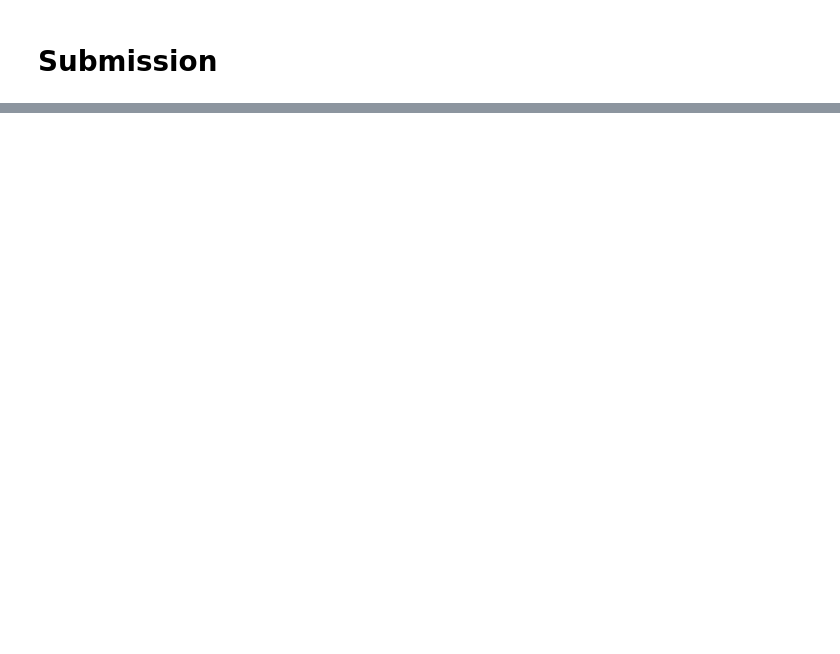
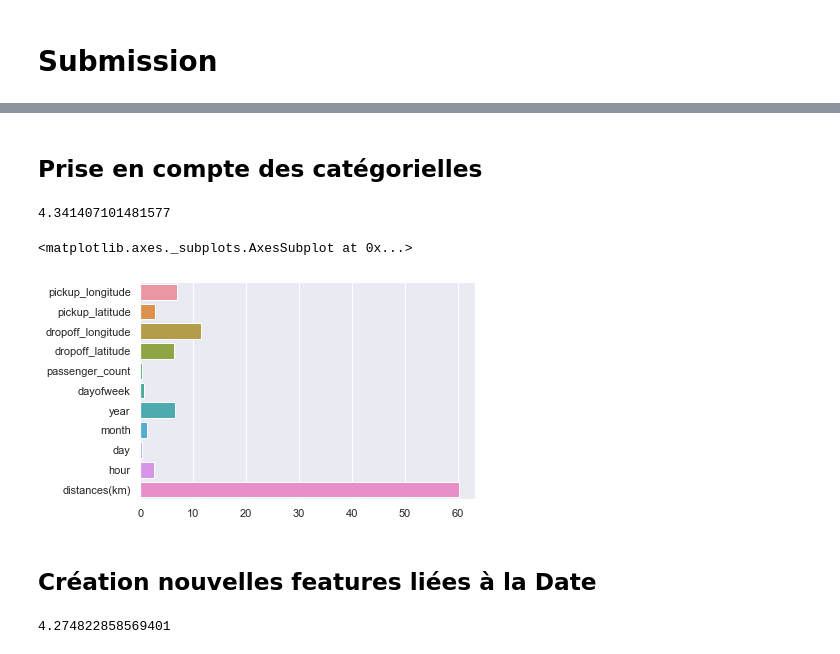
Before and after one commit to maelgui/DigitalGitRepo, a Jupyter notebook: Modele_catboost_1_Arthur.ipynb, the cells around one changed output, grey strips where cells are left out. Drawn from its saved outputs; the diff is of its cells as text; code cells hidden in the pictures; blank space fills up the shorter version.

Commit message:
Update Modele_catboost_1_Arthur.ipynb
Rajout feature_importance + lieux importants

```diff
--- a/Modele_catboost_1_Arthur.ipynb
+++ b/Modele_catboost_1_Arthur.ipynb
@@ -199,0 +200,2 @@ sns.barplot(model.get_feature_importance(verbose=True),y=nom_colonnes)
+# %% [markdown]
+## Prise en compte des catégorielles
@@ -199,0 +235,68 @@ sns.barplot(model.get_feature_importance(verbose=True),y=nom_colonnes)
+# %%
+Y = df.fare_amount
+X = df.drop(columns=['key','fare_amount','pickup_datetime'])
+X_train,X_test,Y_train,Y_test = train_test_split(X,Y,test_size=0.1)
+model = CatBoostRegressor(iterations=1000,
+                          loss_function='RMSE',
+                           early_stopping_rounds=5,
+                         cat_features = ['passenger_count','dayofweek','month','day','hour'])
+model.fit(X_train,
+          Y_train,
+          verbose=False)
+y_pred = model.predict(X_test)
+rms = sqrt(mean_squared_error(Y_test, y_pred))
+rms
+# %% [output]
+4.341407101481577
+# %%
+df = pd.read_csv(data_path+'test.csv',header=0)
+df["pickup_datetime"] = pd.DatetimeIndex(df["pickup_datetime"])
+date = df["pickup_datetime"]
+date = pd.DatetimeIndex(date)
+df["dayofweek"] = date.dayofweek
+df["year"] = date.year
+df["month"] = date.month
+df["day"] = date.day
+df["hour"] = date.hour
+
+coordonnes_geo = df.values[:,2:6]
+def dist(row):
+    coords_1 = (row[1],row[0])
+    coords_2 = (row[3],row[2])
+    return geopy.distance.distance(coords_1,coords_2).km
+distances  = []
+for trajet in coordonnes_geo:
+    distance_trajet = dist(trajet)/1000
+    distances.append(distance_trajet)
+df["distances(km)"] = distances
+keys = df.key
+df = df.drop(columns=['key','pickup_datetime'])
+Y_sub = model.predict(df)
+nom_colonnes = df.columns
+df['fare_amount']=Y_sub
+df['key']=keys
+Submission = df[['key','fare_amount']]
+Submission.to_csv('Sub_test.csv',index=False)
+# %%
+sns.barplot(model.get_feature_importance(verbose=True),y=nom_colonnes)
+# %% [output]
+<matplotlib.axes._subplots.AxesSubplot at 0x...>
+[figure, added]
+# %% [markdown]
+## Création nouvelles features liées à la Date
+# %%
+X_FE = X.drop(columns='passenger_count')
+#X_FE = X_FE.drop(columns='distances(km)')
+X_train,X_test,Y_train,Y_test = train_test_split(X_FE,Y,test_size=0.1)
+model = CatBoostRegressor(iterations=1000,
+                          loss_function='RMSE',
+                           early_stopping_rounds=5
+                        ,cat_features = ['dayofweek','year','day','month','hour'])
+model.fit(X_train,
+          Y_train,
+          verbose=False)
+y_pred = model.predict(X_test)
+rms = sqrt(mean_squared_error(Y_test, y_pred))
+rms
+# %% [output]
+4.274822858569401
```
Also changed, not shown: parts of 6 cells of this notebook.
